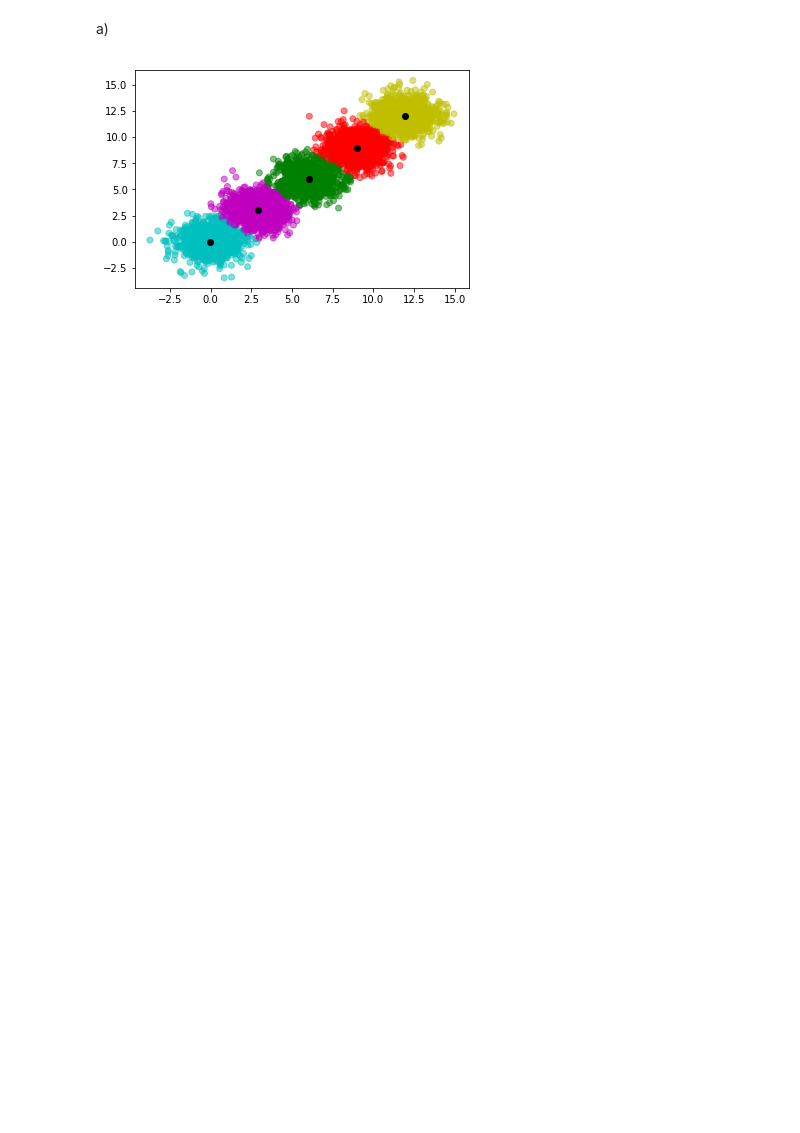
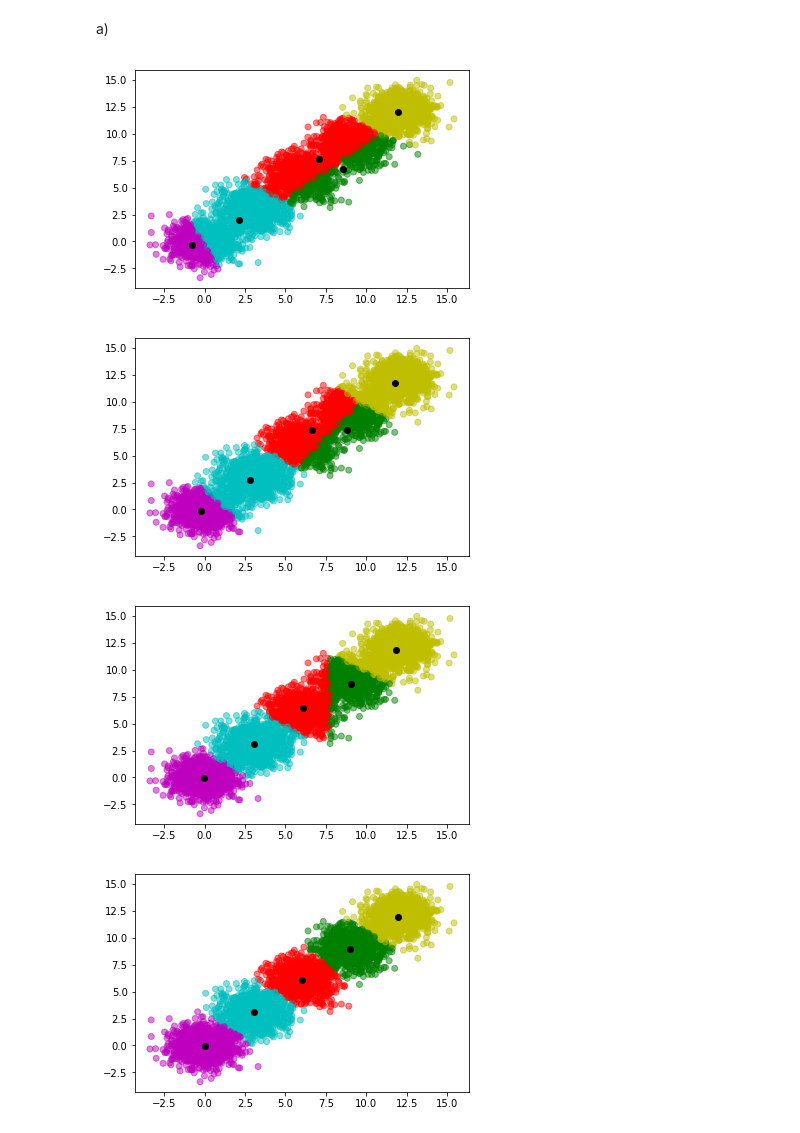
Before and after one commit to lukaszarczynski/data_mining, a Jupyter notebook: L3/zad1.ipynb, the cells around one changed output. Drawn from its saved outputs; the diff is of its cells as text; code cells hidden in the pictures; blank space fills up the shorter version.

```diff
--- a/L3/zad1.ipynb
+++ b/L3/zad1.ipynb
@@ -21,10 +21,21 @@ def plot(number, dimension, distributions_number, probabilities, mi, sigma):
 # %%
 number = 5000
 dimension = 2
 distributions_number = 5
 probabilities = None
 mi = np.array([3 * k * np.ones(dimension) for k in range(distributions_number)])
 sigma = np.array([np.identity(dimension)] * distributions_number)
-plot(number, dimension, distributions_number, probabilities, mi, sigma)
+
+data = generate_data(number, dimension, distributions_number, probabilities, mi, sigma)
+partition = KMeans(k=5)
+while partition.partition_changed or partition.partition_changed is None:
+    partition.fit(data, max_iterations=1)
+    colormap = "cmyrg"
+    pyplot.scatter(*data.T, c=[colormap[i] for i in partition.groups], alpha=0.5)
+    pyplot.scatter(*partition.group_centers.T, c="k")
+    pyplot.show()
 # %% [output]
-[figure, old version]
+[figure, new version]
+[figure, added]
+[figure, added]
+[figure, added]
```
Also changed, not shown: parts of 6 cells of this notebook, 1 other file.
